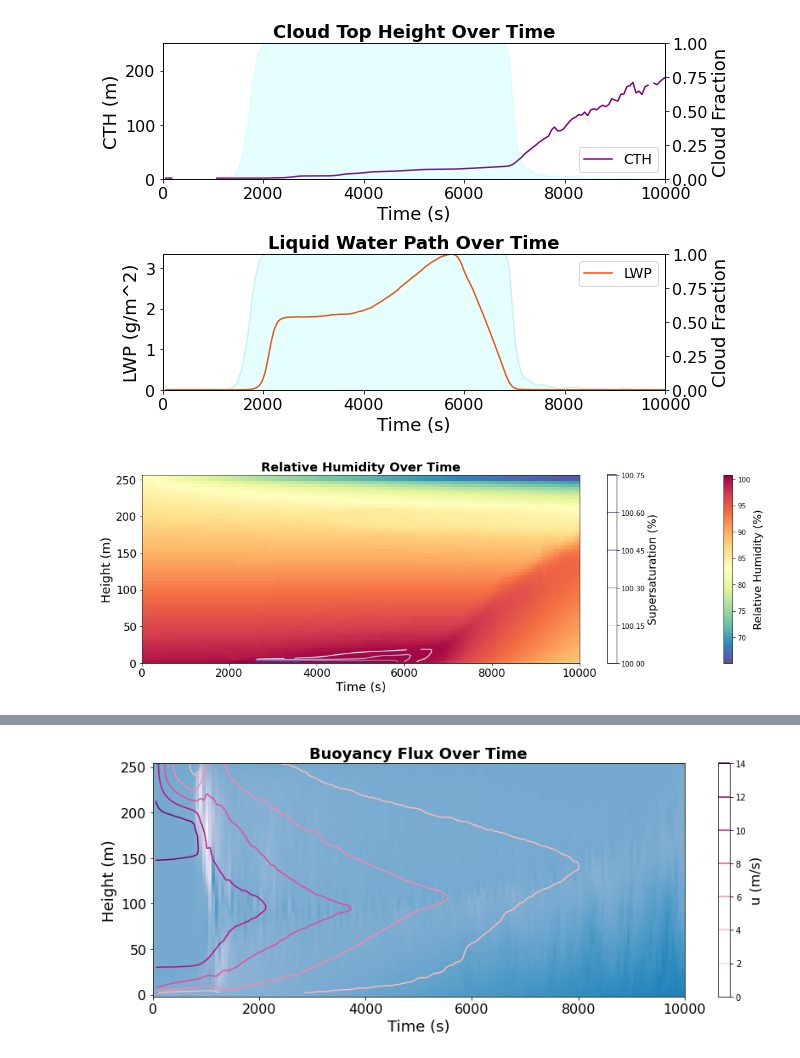
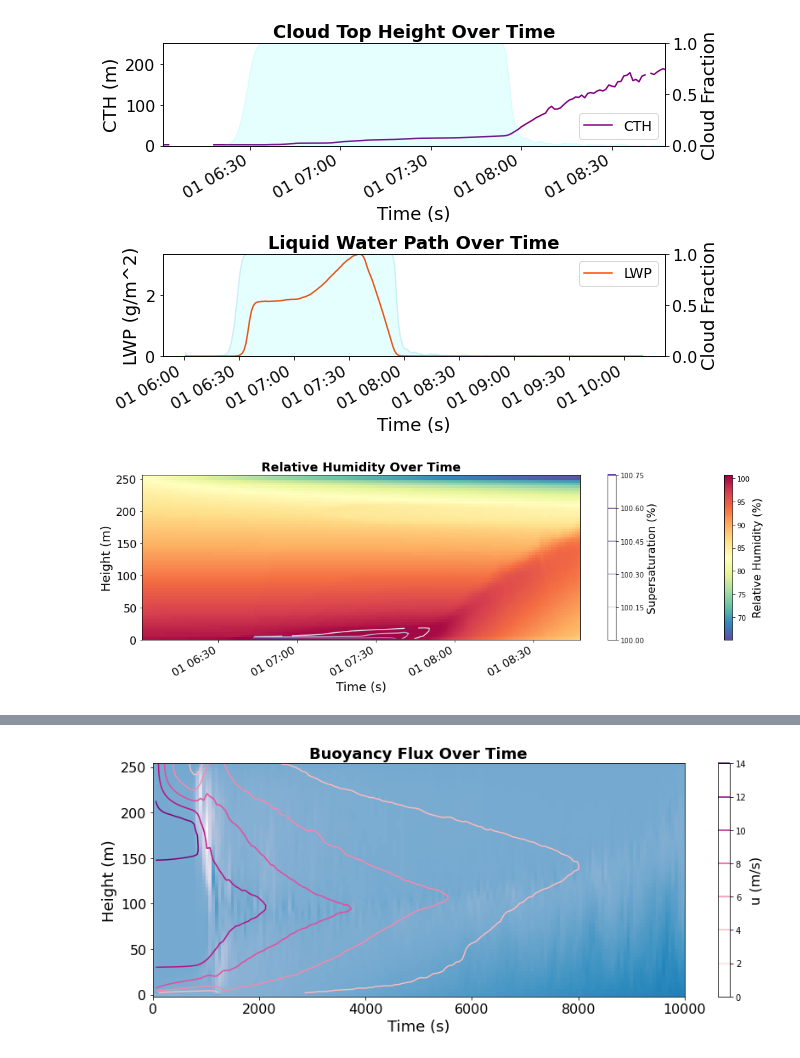
Before and after one commit to son-ra/atm230_dales_project, a Jupyter notebook: charts4presentation.ipynb, the cells around one changed output, grey strips where cells are left out. Cells and saved outputs as stored; diff of their text form; code cells hidden in the pictures.

```diff
--- a/charts4presentation.ipynb
+++ b/charts4presentation.ipynb
@@ -37,6 +37,12 @@ tmser_high = xr.open_dataset(path_high +'tmser.001.nc')
 profile_low = xr.open_dataset(path_low +'profiles.001.nc')
 tmser_low = xr.open_dataset(path_low +'tmser.001.nc')
 
+profile_high['time'] = profile_high['time'].astype('datetime64[s]') + np.timedelta64(6, 'h')
+tmser_high['time'] = tmser_high['time'].astype('datetime64[s]') + np.timedelta64(6, 'h')
+profile_low['time'] = profile_low['time'].astype('datetime64[s]') + np.timedelta64(6, 'h')
+tmser_low['time'] = tmser_low['time'].astype('datetime64[s]') + np.timedelta64(6, 'h')
+
+
 # tmser_high
 # profile_high
 # %%
@@ -86 +95,4 @@ profile_low['supersat'] = xr.where(mask, np.nan, profile_low['RH'])
+# %%
+min_time = tmser_low.time.min()
+max_time = tmser_low.time.min() + + np.timedelta64(10000, 's')
 # %%
@@ -152,5 +160,4 @@ plt.show()
 # %%
-tmser_low['lwp_bar_m'] = tmser_low['lwp_bar']*1000
 
 fig, axs = plt.subplots(nrows=2, figsize = (9, 6))
 
@@ -182,36 +189,36 @@ ax1.legend(['CTH'], loc='lower right', fontsize=14)
 # ax2.legend(['Cloud Fraction of Grid'], loc='upper right', fontsize=16)
 ax1.tick_params(axis='both', labelsize=16)
 ax2.tick_params(axis='both', labelsize=16)
 # # Set common x-label for the entire subplot
 ax1.set_xlabel('Time (s)', fontsize=18)
 ax1.set_ylabel('CTH (m)', fontsize=18)
 ax2.set_ylabel('Cloud Fraction', fontsize=18)
 ax1.set_title('Cloud Top Height Over Time', fontsize=18, fontweight='bold')
-ax1.set_xlim(0, 10000)
+ax1.set_xlim(min_time, max_time)
 ax1.set_ylim(0, float(tmser_low.zc_av.max()))
 ax2.set_ylim(0, 1)
 
 # # Add a legend for each variable
 ax3.legend(['LWP'], loc='upper right', fontsize=14)
 # ax2.legend(['Cloud Fraction of Grid'], loc='upper right', fontsize=16)
 ax3.tick_params(axis='both', labelsize=16)
 ax4.tick_params(axis='both', labelsize=16)
 # # Set common x-label for the entire subplot
 ax3.set_xlabel('Time (s)', fontsize=18)
 ax3.set_ylabel('LWP (g/m^2)', fontsize=18)
 ax4.set_ylabel('Cloud Fraction', fontsize=18)
 ax3.set_title('Liquid Water Path Over Time', fontsize=18, fontweight='bold')
-ax3.set_xlim(0, 10000)
+ax1.set_xlim(min_time, max_time)
 ax3.set_ylim(0, float(tmser_low.lwp_bar_m.max()))
 ax4.set_ylim(0, 1)
 
 # Adjust subplot spacing
 plt.tight_layout()
 
 # Display the plot
 plt.show()
 # %% [output]
-[figure, old version]
+[figure, new version]
 # %%
 fig, axs = plt.subplots(nrows=1, figsize = (15, 5))
 ax1 = axs  # Line plot axis
@@ -253,7 +260,7 @@ ax1.tick_params(axis='both', labelsize=16)
 ax1.set_xlabel('Time (s)', fontsize=18)
 ax1.set_ylabel('Height (m)', fontsize=18)
 ax1.set_title('Relative Humidity Over Time', fontsize=18, fontweight='bold')
-ax1.set_xlim(0, 10000)
+ax1.set_xlim(min_time, max_time)
 
 
 plt.tight_layout()
@@ -261,5 +268,5 @@ plt.tight_layout()
 # Display the plot
 plt.show()
 # %% [output]
-[figure, old version]
+[figure, new version]
 # %%
```
Also changed, not shown: parts of 7 cells of this notebook.
